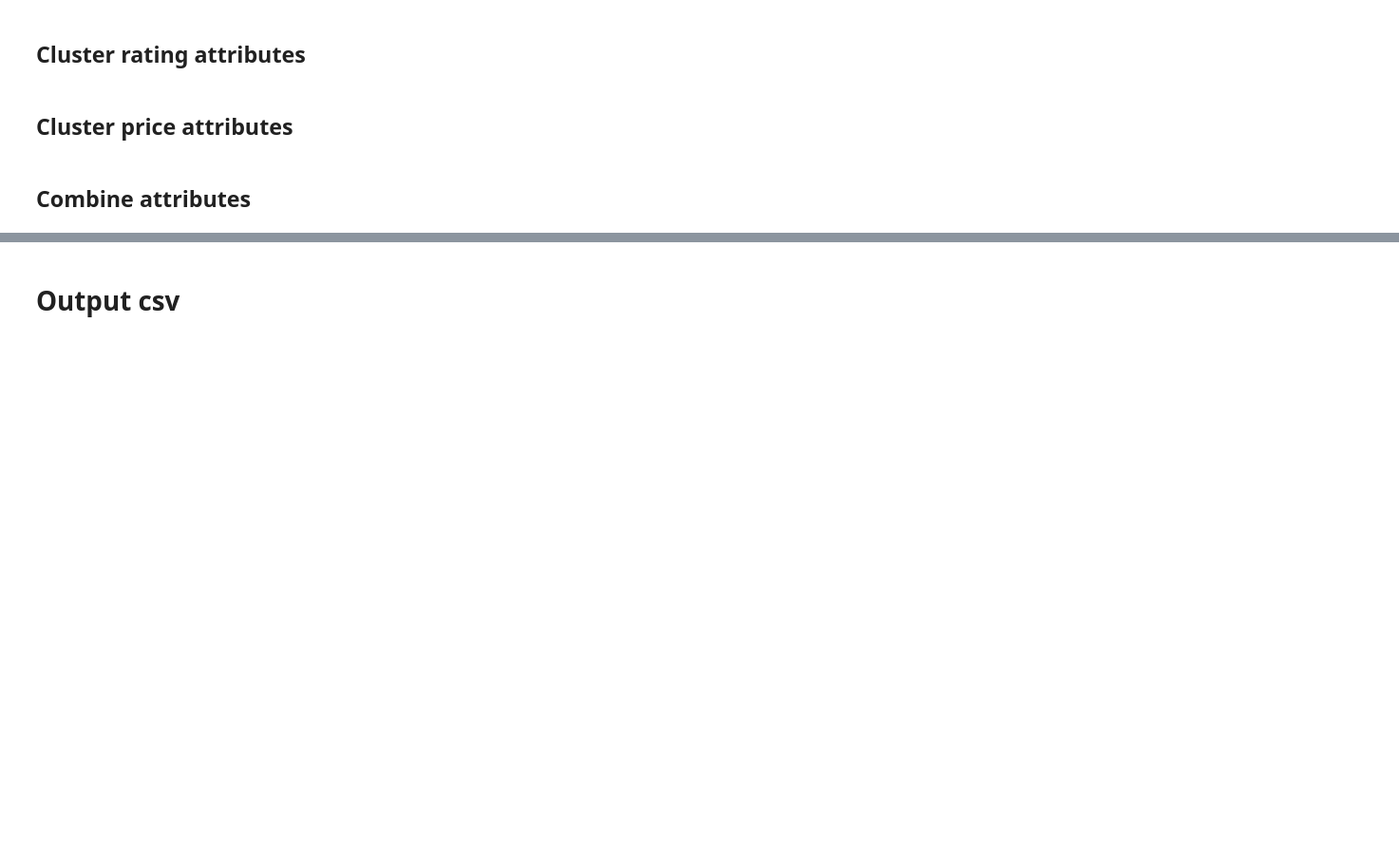
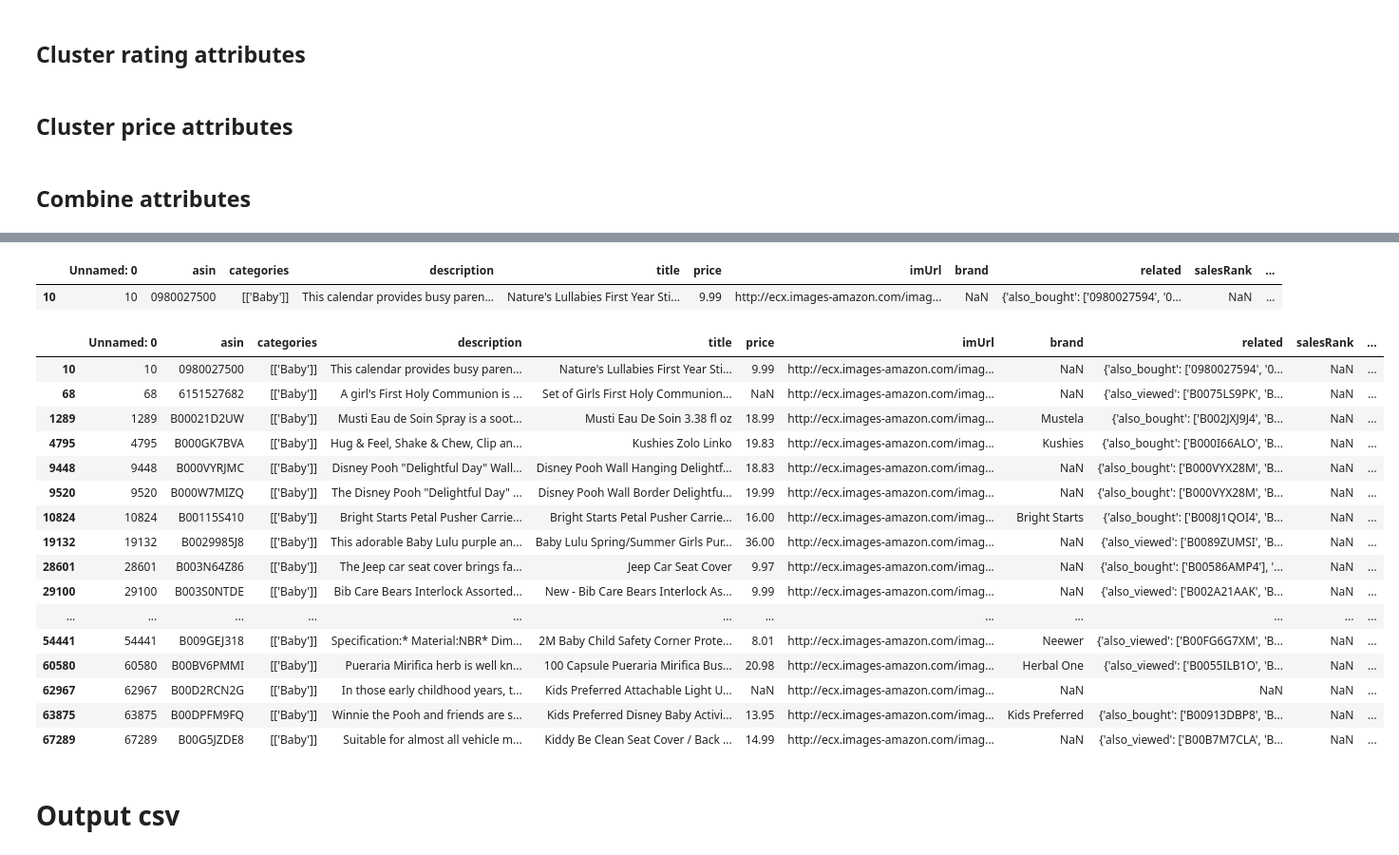
Before and after one commit to wezteoh/hack_on_data, a Jupyter notebook: clustering/cluster_attributes.ipynb, the cells around one changed output, grey strips where cells are left out. Shown at 95% size. Cells and saved outputs as stored; diff of their text form; code cells hidden in the pictures; blank space fills up the shorter version.

```diff
--- a/clustering/cluster_attributes.ipynb
+++ b/clustering/cluster_attributes.ipynb
@@ -10,4 +10,4 @@ baby_meta_df= pd.read_csv('baby_meta.csv', dtype={'salesRank': dict})
 # %%
 baby_rating_df= pd.read_csv('ratings_Baby.csv', names = ['reviewerID', 'asin', 'overall', 'unixReviewTime'])
 # %%
-baby_cluster_df = pd.read_csv('fake_baby_cluster.csv')[['asin','clusterId']]
+baby_cluster_df = pd.read_csv('baby_4000_cluster_df.csv')[['asin', 'clusterId']]
@@ -99,3 +116,35 @@ baby_cluster_summary_df.head()
+# %%
+from IPython.core.display import display, HTML
+display(HTML("<style>.container { width:80% !important; }</style>"))
+pd.set_option('display.expand_frame_repr', False)
+pd.set_option('max_colwidth', 80)
+# %%
+baby_meta_cluster_df = baby_meta_df.join(baby_cluster_df.set_index('asin'), on='asin' )
+# %%
+baby_meta_cluster_df.loc[baby_meta_cluster_df['asin'] == '0980027500']
+# %% [output]
+|  | Unnamed: 0 | asin | categories | description | title | price | imUrl | brand | related | salesRank | ... |
+| 10 | 10 | 0980027500 | [['Baby']] | This calendar provides busy paren... | Nature's Lullabies First Year Sti... | 9.99 | http://ecx.images-amazon.com/imag... | NaN | {'also_bought': ['0980027594', '0... | NaN | ... |
+# %%
+baby_meta_cluster_df.loc[baby_meta_cluster_df['clusterId'] == 2894]
+# %% [output]
+|  | Unnamed: 0 | asin | categories | description | title | price | imUrl | brand | related | salesRank | ... |
+| 10 | 10 | 0980027500 | [['Baby']] | This calendar provides busy paren... | Nature's Lullabies First Year Sti... | 9.99 | http://ecx.images-amazon.com/imag... | NaN | {'also_bought': ['0980027594', '0... | NaN | ... |
+| 68 | 68 | 6151527682 | [['Baby']] | A girl's First Holy Communion is ... | Set of Girls First Holy Communion... | NaN | http://ecx.images-amazon.com/imag... | NaN | {'also_viewed': ['B0075LS9PK', 'B... | NaN | ... |
+| 1289 | 1289 | B00021D2UW | [['Baby']] | Musti Eau de Soin Spray is a soot... | Musti Eau De Soin 3.38 fl oz | 18.99 | http://ecx.images-amazon.com/imag... | Mustela | {'also_bought': ['B002JXJ9J4', 'B... | NaN | ... |
+| 4795 | 4795 | B000GK7BVA | [['Baby']] | Hug & Feel, Shake & Chew, Clip an... | Kushies Zolo Linko | 19.83 | http://ecx.images-amazon.com/imag... | Kushies | {'also_bought': ['B000I66ALO', 'B... | NaN | ... |
+| 9448 | 9448 | B000VYRJMC | [['Baby']] | Disney Pooh "Delightful Day" Wall... | Disney Pooh Wall Hanging Delightf... | 18.83 | http://ecx.images-amazon.com/imag... | NaN | {'also_bought': ['B000VYX28M', 'B... | NaN | ... |
+| 9520 | 9520 | B000W7MIZQ | [['Baby']] | The Disney Pooh "Delightful Day" ... | Disney Pooh Wall Border Delightfu... | 19.99 | http://ecx.images-amazon.com/imag... | NaN | {'also_bought': ['B000VYX28M', 'B... | NaN | ... |
+| 10824 | 10824 | B00115S410 | [['Baby']] | Bright Starts Petal Pusher Carrie... | Bright Starts Petal Pusher Carrie... | 16.00 | http://ecx.images-amazon.com/imag... | Bright Starts | {'also_bought': ['B008J1QOI4', 'B... | NaN | ... |
+| 19132 | 19132 | B0029985J8 | [['Baby']] | This adorable Baby Lulu purple an... | Baby Lulu Spring/Summer Girls Pur... | 36.00 | http://ecx.images-amazon.com/imag... | NaN | {'also_viewed': ['B0089ZUMSI', 'B... | NaN | ... |
+| 28601 | 28601 | B003N64Z86 | [['Baby']] | The Jeep car seat cover brings fa... | Jeep Car Seat Cover | 9.97 | http://ecx.images-amazon.com/imag... | NaN | {'also_bought': ['B00586AMP4'], '... | NaN | ... |
+| 29100 | 29100 | B003S0NTDE | [['Baby']] | Bib Care Bears Interlock Assorted... | New - Bib Care Bears Interlock As... | 9.99 | http://ecx.images-amazon.com/imag... | NaN | {'also_viewed': ['B002A21AAK', 'B... | NaN | ... |
+| ... | ... | ... | ... | ... | ... | ... | ... | ... | ... | ... | ... |
+| 54441 | 54441 | B009GEJ318 | [['Baby']] | Specification:* Material:NBR* Dim... | 2M Baby Child Safety Corner Prote... | 8.01 | http://ecx.images-amazon.com/imag... | Neewer | {'also_viewed': ['B00FG6G7XM', 'B... | NaN | ... |
+| 60580 | 60580 | B00BV6PMMI | [['Baby']] | Pueraria Mirifica herb is well kn... | 100 Capsule Pueraria Mirifica Bus... | 20.98 | http://ecx.images-amazon.com/imag... | Herbal One | {'also_viewed': ['B0055ILB1O', 'B... | NaN | ... |
+| 62967 | 62967 | B00D2RCN2G | [['Baby']] | In those early childhood years, t... | Kids Preferred Attachable Light U... | NaN | http://ecx.images-amazon.com/imag... | NaN | NaN | NaN | ... |
+| 63875 | 63875 | B00DPFM9FQ | [['Baby']] | Winnie the Pooh and friends are s... | Kids Preferred Disney Baby Activi... | 13.95 | http://ecx.images-amazon.com/imag... | Kids Preferred | {'also_bought': ['B00913DBP8', 'B... | NaN | ... |
+| 67289 | 67289 | B00G5JZDE8 | [['Baby']] | Suitable for almost all vehicle m... | Kiddy Be Clean Seat Cover / Back ... | 14.99 | http://ecx.images-amazon.com/imag... | NaN | {'also_viewed': ['B00B7M7CLA', 'B... | NaN | ... |
 # %% [markdown]
 # Output csv
 # %%
```
Also changed, not shown: parts of 5 cells of this notebook.
